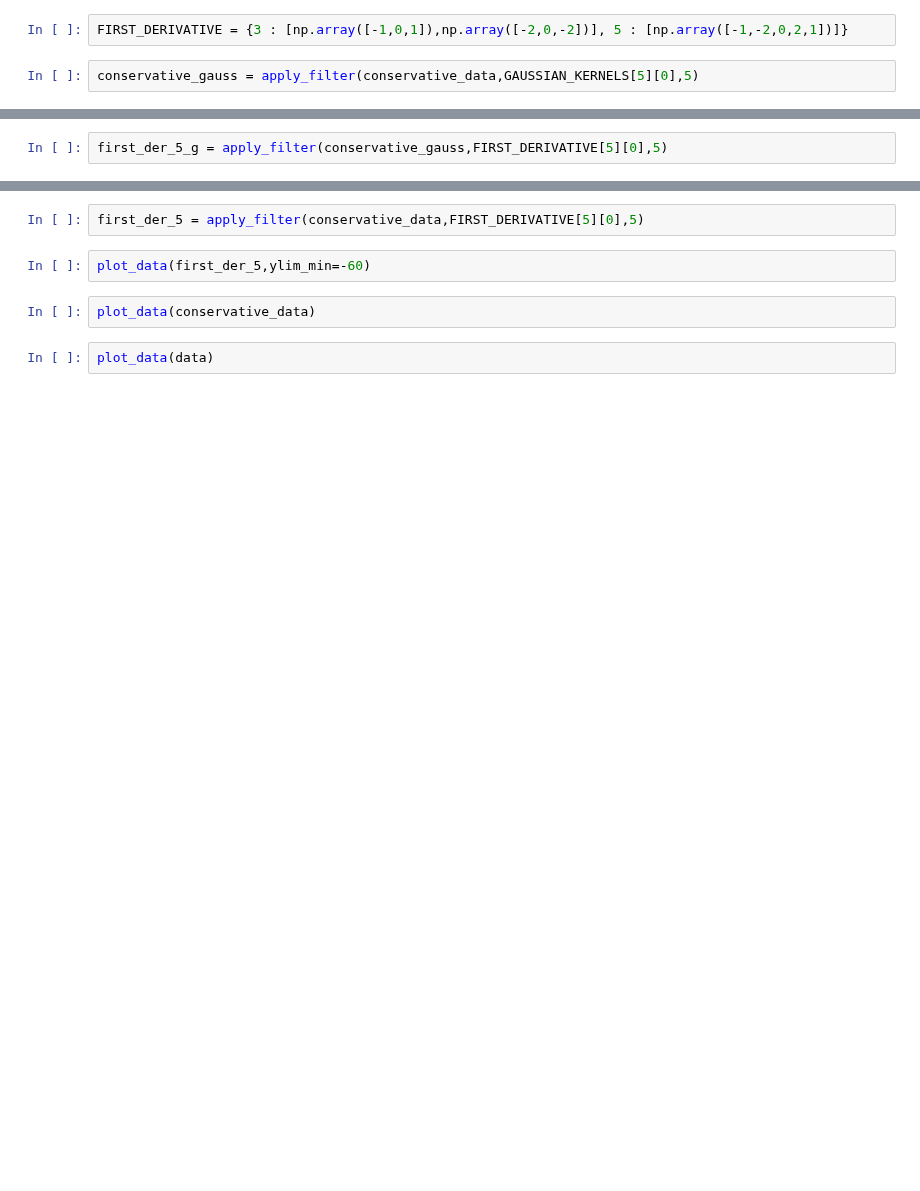
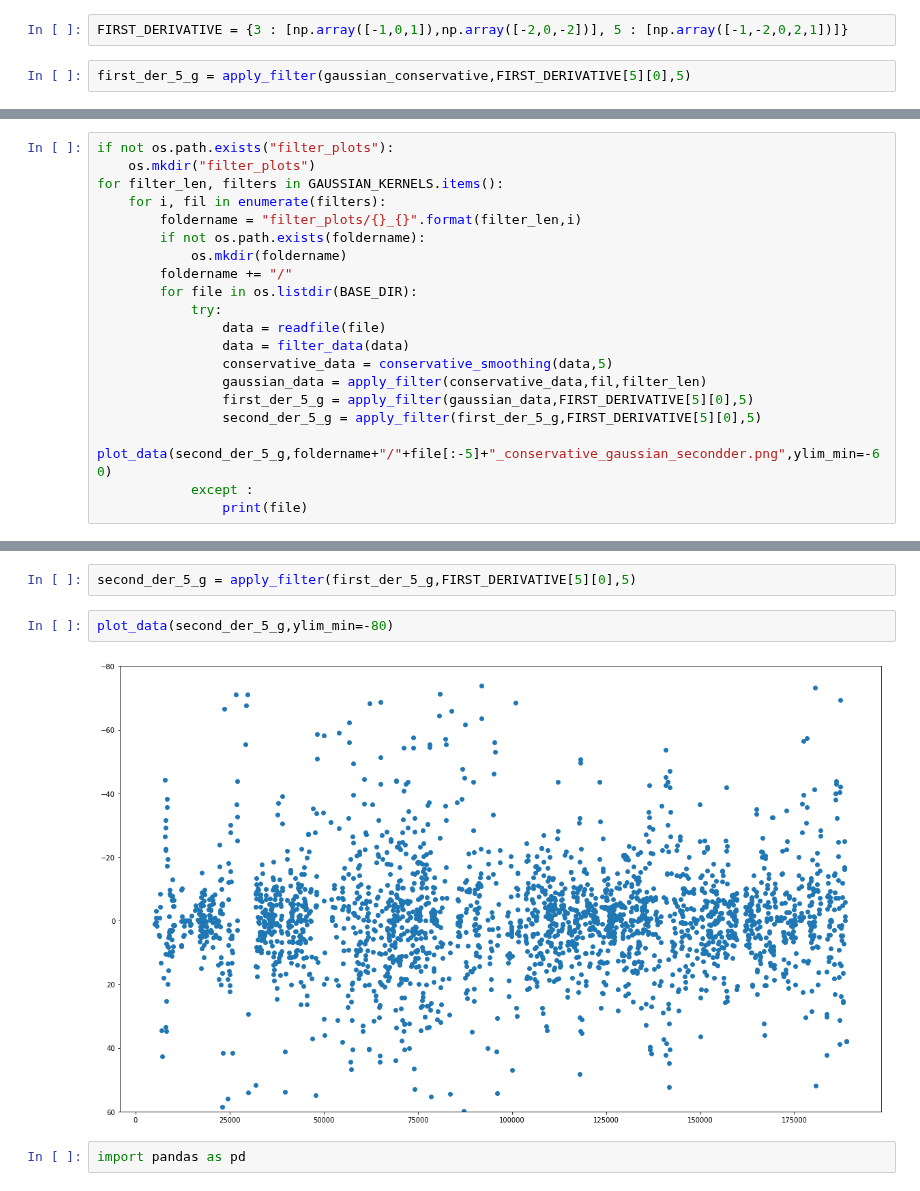
Before and after one commit to ayushbansal07/ProgramComprehension, a Jupyter notebook: filters/Gaussian.ipynb, the cells around one changed output, grey strips where cells are left out. Saved outputs shown, nothing was run; the diff lists cells and outputs as text; blank space fills up the shorter version.

```diff
--- a/filters/Gaussian.ipynb
+++ b/filters/Gaussian.ipynb
@@ -127,4 +133,4 @@ plot_data(gaussian_conservative)
 # %%
 FIRST_DERIVATIVE = {3 : [np.array([-1,0,1]),np.array([-2,0,-2])], 5 : [np.array([-1,-2,0,2,1])]}
 # %%
-conservative_gauss = apply_filter(conservative_data,GAUSSIAN_KERNELS[5][0],5)
+first_der_5_g = apply_filter(gaussian_conservative,FIRST_DERIVATIVE[5][0],5)
@@ -143,4 +137,2 @@ plot_data(first_der_raw,ylim_min=-60)
-# %%
-first_der_5_g = apply_filter(conservative_gauss,FIRST_DERIVATIVE[5][0],5)
 # %%
 plot_data(first_der_5_g,ylim_min=-60)
@@ -146,0 +141,20 @@ plot_data(first_der_5_g,ylim_min=-60)
+# %%
+if not os.path.exists("filter_plots"):
+    os.mkdir("filter_plots")
+for filter_len, filters in GAUSSIAN_KERNELS.items():
+    for i, fil in enumerate(filters):
+        foldername = "filter_plots/{}_{}".format(filter_len,i)
+        if not os.path.exists(foldername):
+            os.mkdir(foldername)
+        foldername += "/"
+        for file in os.listdir(BASE_DIR):
+            try:
+                data = readfile(file)
+                data = filter_data(data)
+                conservative_data = conservative_smoothing(data,5)
+                gaussian_data = apply_filter(conservative_data,fil,filter_len)
+                first_der_5_g = apply_filter(gaussian_data,FIRST_DERIVATIVE[5][0],5)
+                second_der_5_g = apply_filter(first_der_5_g,FIRST_DERIVATIVE[5][0],5)
+                plot_data(second_der_5_g,foldername+"/"+file[:-5]+"_conservative_gaussian_secondder.png",ylim_min=-60)
+            except :
+                print(file)
@@ -147,8 +194,8 @@ plot_data(first_der_5_g,ylim_min=-60)
 # %%
-first_der_5 = apply_filter(conservative_data,FIRST_DERIVATIVE[5][0],5)
+second_der_5_g = apply_filter(first_der_5_g,FIRST_DERIVATIVE[5][0],5)
 # %%
-plot_data(first_der_5,ylim_min=-60)
+plot_data(second_der_5_g,ylim_min=-80)
+# %% [output]
+[figure, added]
-# %%
-plot_data(conservative_data)
-# %%
-plot_data(data)
+# %%
+import pandas as pd
```
Also changed, not shown: parts of 18 cells of this notebook, 5 other files.
